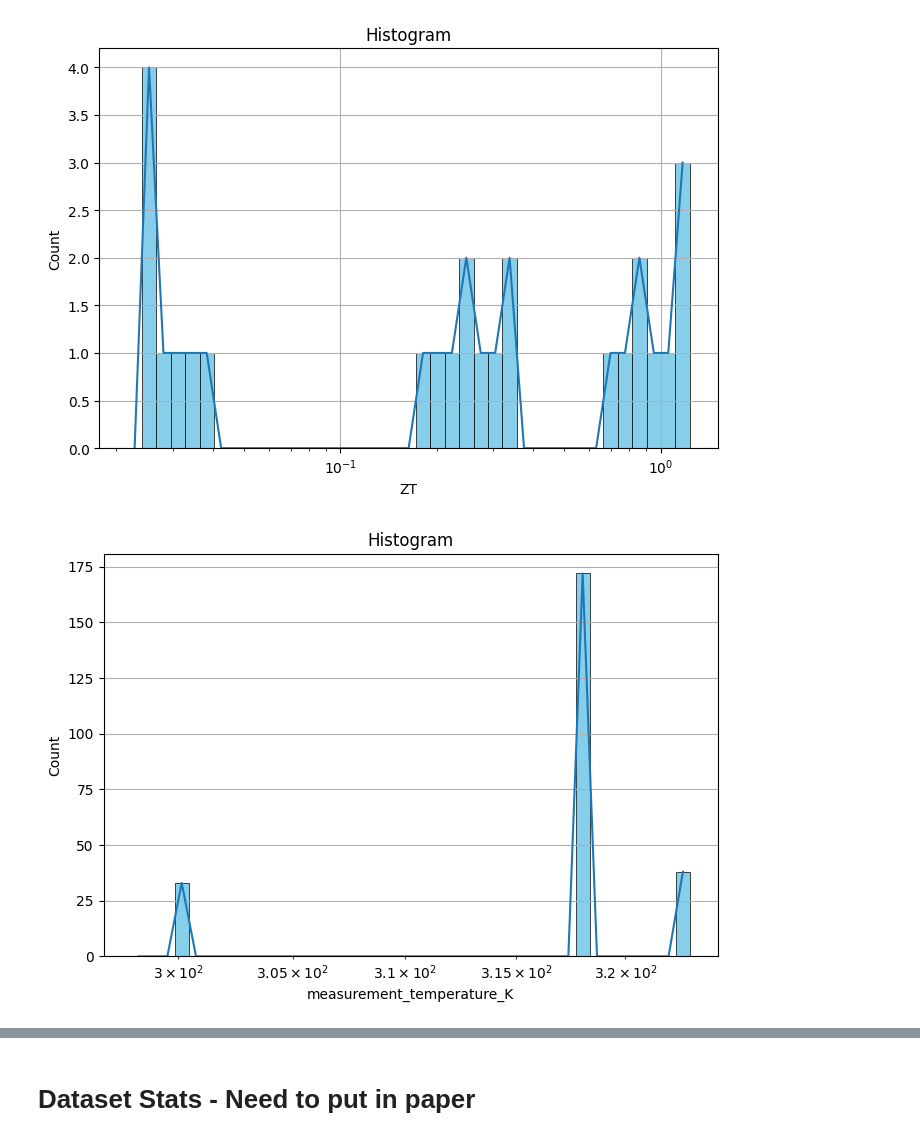
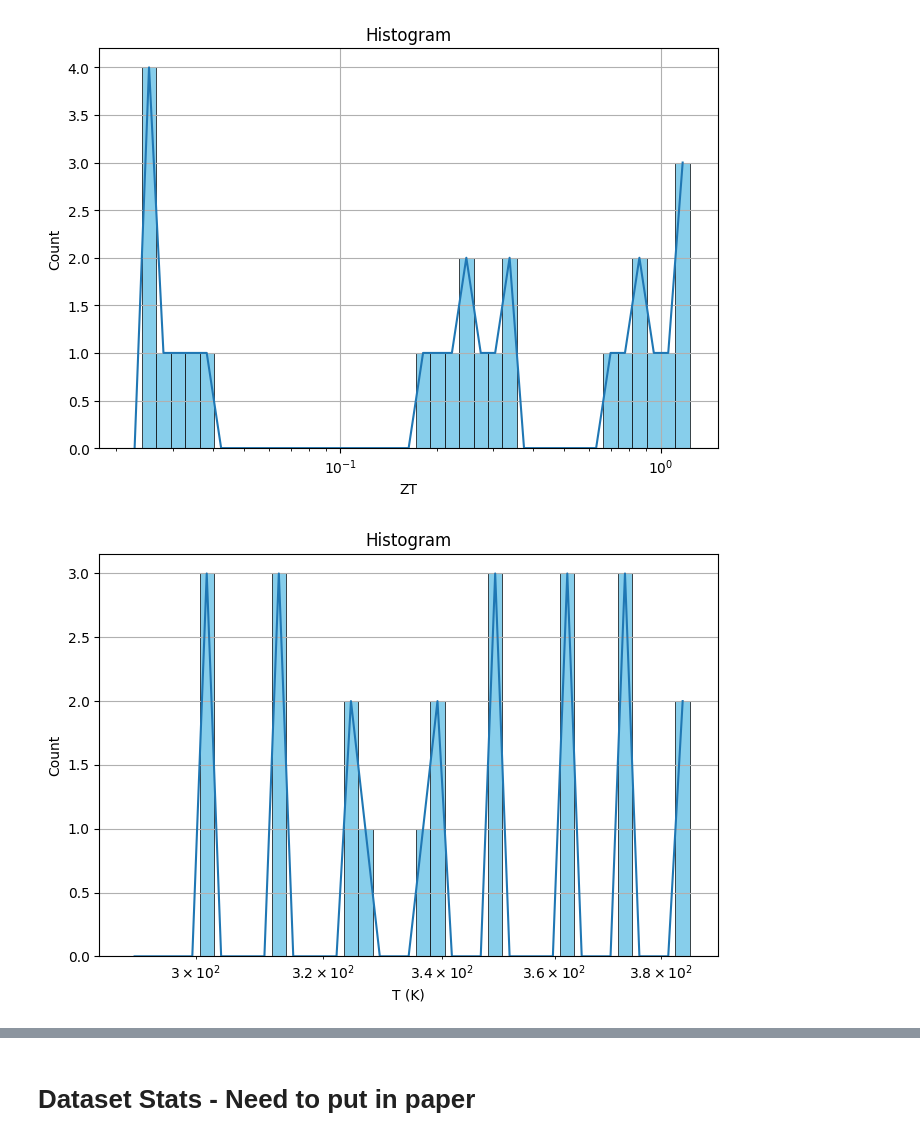
Before and after one commit to kasif1234/Qatar-Environment-and-Energy-Research-Institute-Internship-Work-, a Jupyter notebook: Scalable_Work/Scalable_Dataset_Analysis.ipynb, the cells around one changed output, grey strips where cells are left out. Cells and saved outputs as stored; diff of their text form; code cells hidden in the pictures.

```diff
--- a/Scalable_Work/Scalable_Dataset_Analysis.ipynb
+++ b/Scalable_Work/Scalable_Dataset_Analysis.ipynb
@@ -20,7 +20,7 @@
 # %%
 import pandas as pd
 
-file_path = "Complete Extraction Results - LATEST_ - Copy.xlsx"
+file_path = "Complete Extraction Results.xlsx"
 
 # Open the Excel file
 excel_file = pd.ExcelFile(file_path, engine="openpyxl")
@@ -225,45 +225,45 @@ plt.show()
 # %% [output]
 [figure]
 # %%
-# Count Vs measurement_temperature_K
+# Count Vs T
 
 
 import matplotlib.pyplot as plt
 import numpy as np
 import pandas as pd
 
-col_name = column_dict[26]
+col_name = column_dict[46]
 x = pd.to_numeric(df[col_name], errors='coerce')
 x = x.replace([np.inf, -np.inf], np.nan).dropna()
 x = x[x > 0]
 
 # Log-spaced bins
 bins = np.logspace(np.log10(x.min()), np.log10(x.max()), 40)
 
 # Histogram counts
 counts, bin_edges = np.histogram(x, bins=bins)
 
 # Bin centers
 bin_centers = np.sqrt(bin_edges[:-1] * bin_edges[1:])   # better for log scale
 
 plt.figure(figsize=(7, 5))
 
 # Histogram
 plt.hist(x, bins=bins, color='skyblue', edgecolor='black', linewidth=0.5)
 
 # Line connecting bar tips
 plt.plot(bin_centers, counts, linewidth=1.5)
 plt.grid()
 
 plt.xscale('log')
-plt.xlabel("measurement_temperature_K")
+plt.xlabel("T (K)")
 plt.ylabel('Count')
 plt.title("Histogram")
 
 plt.tight_layout()
 plt.show()
 # %% [output]
-[figure, old version]
+[figure, new version]
 # %%
 import pandas as pd
 import numpy as np
```
Also changed, not shown: parts of 5 cells of this notebook, 1 other file.
